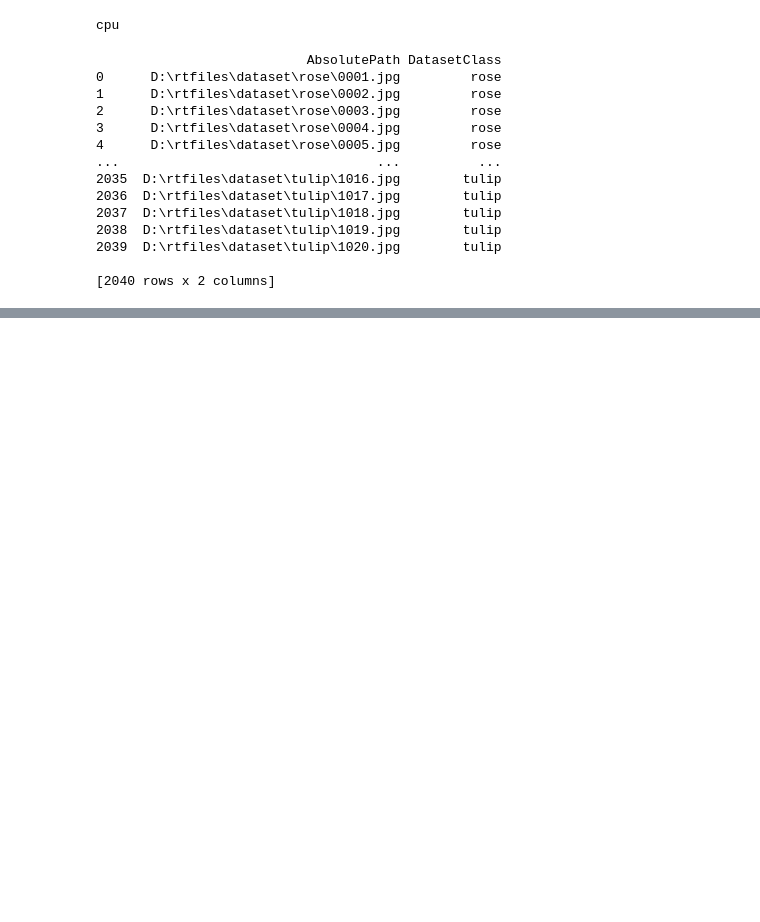
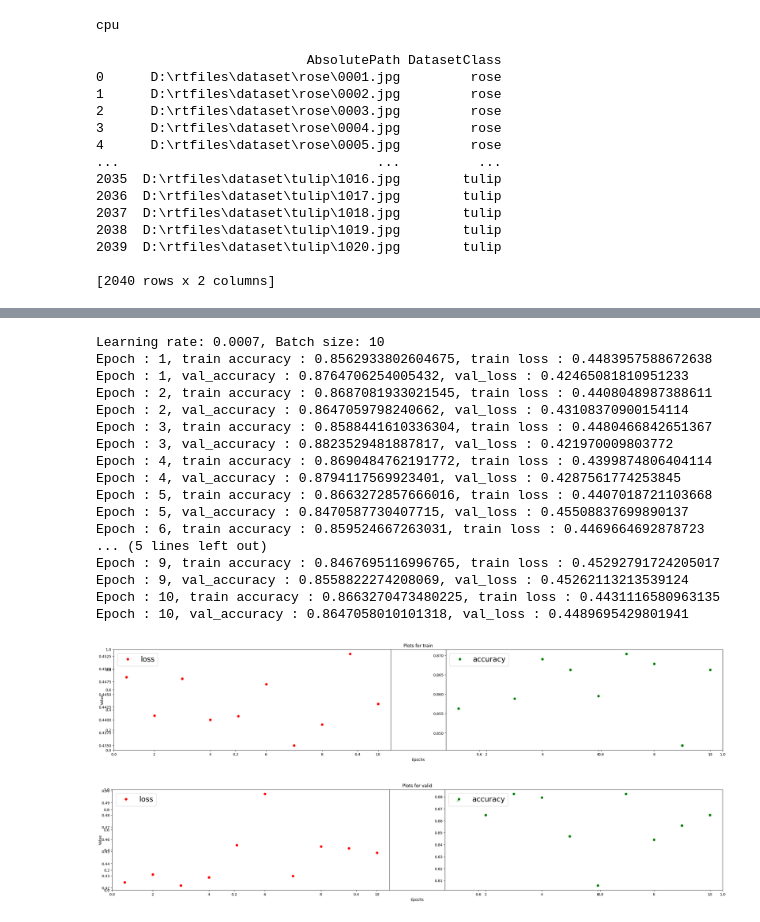
Before and after one commit to Sonya-From-IBAS/PythonLab5, a Jupyter notebook: model.ipynb, the cells around one changed output, grey strips where cells are left out. Cells and saved outputs as stored; diff of their text form; code cells hidden in the pictures; blank space fills up the shorter version.

```diff
--- a/model.ipynb
+++ b/model.ipynb
@@ -153,0 +370,33 @@ criterion = nn.CrossEntropyLoss()
+# %%
+print('Learning rate: 0.0007, Batch size: 10')
+
+optimizer = torch.optim.Adam(model.parameters(), lr=0.0007)
+
+train_loader = torch.utils.data.DataLoader(
+    dataset=train_data, batch_size=10, shuffle=True)
+test_loader = torch.utils.data.DataLoader(
+    dataset=test_data, batch_size=10, shuffle=True)
+val_loader = torch.utils.data.DataLoader(
+    dataset=val_data, batch_size=10, shuffle=True)
+
+train_loop(train_loader, val_loader, epochs)
+# %% [output]
+Learning rate: 0.0007, Batch size: 10
+Epoch : 1, train accuracy : 0.8562933802604675, train loss : 0.4483957588672638
+Epoch : 1, val_accuracy : 0.8764706254005432, val_loss : 0.42465081810951233
+Epoch : 2, train accuracy : 0.8687081933021545, train loss : 0.4408048987388611
+Epoch : 2, val_accuracy : 0.8647059798240662, val_loss : 0.43108370900154114
+Epoch : 3, train accuracy : 0.8588441610336304, train loss : 0.4480466842651367
+Epoch : 3, val_accuracy : 0.8823529481887817, val_loss : 0.421970009803772
+Epoch : 4, train accuracy : 0.8690484762191772, train loss : 0.4399874806404114
+Epoch : 4, val_accuracy : 0.8794117569923401, val_loss : 0.4287561774253845
+Epoch : 5, train accuracy : 0.8663272857666016, train loss : 0.4407018721103668
+Epoch : 5, val_accuracy : 0.8470587730407715, val_loss : 0.45508837699890137
+Epoch : 6, train accuracy : 0.859524667263031, train loss : 0.4469664692878723
+... (5 lines left out)
+Epoch : 9, train accuracy : 0.8467695116996765, train loss : 0.45292791724205017
+Epoch : 9, val_accuracy : 0.8558822274208069, val_loss : 0.45262113213539124
+Epoch : 10, train accuracy : 0.8663270473480225, train loss : 0.4431116580963135
+Epoch : 10, val_accuracy : 0.8647058010101318, val_loss : 0.4489695429801941
+[figure, added]
+[figure, added]
```
Also changed, not shown: parts of 16 cells of this notebook.
